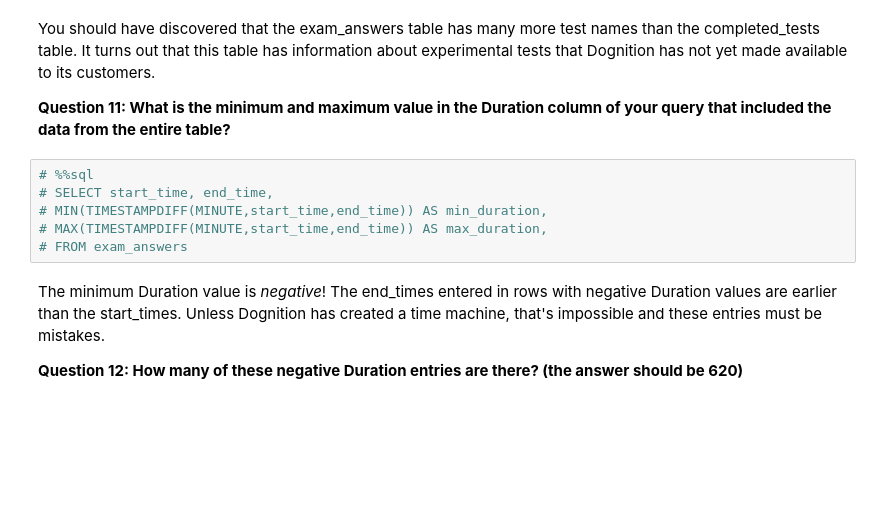
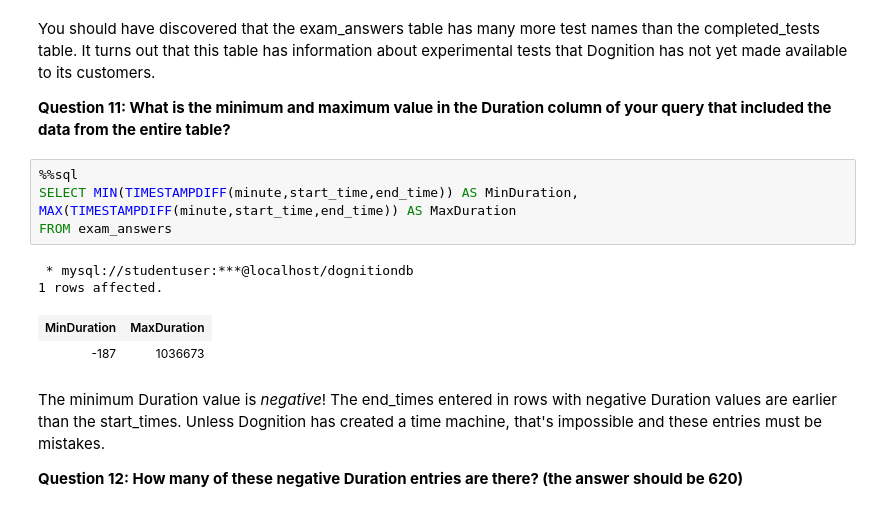
Before and after one commit to Jayjake1/DataAnalysis, a Jupyter notebook: CDA-SQL/SQL/MySQL_Exercise_04_Summarizing_Your_Data_answer.ipynb, the cells around one changed output. Saved outputs shown, nothing was run; the diff lists cells and outputs as text; blank space fills up the shorter version.

```diff
--- a/CDA-SQL/SQL/MySQL_Exercise_04_Summarizing_Your_Data_answer.ipynb
+++ b/CDA-SQL/SQL/MySQL_Exercise_04_Summarizing_Your_Data_answer.ipynb
@@ -283,11 +280,15 @@ You should have discovered that the exam_answers table has many more test names
 
 **Question 11: What is the minimum and maximum value in the Duration column of your query that included the data from the entire table?**
 # %%
-# %%sql
-# SELECT start_time, end_time,
-# MIN(TIMESTAMPDIFF(MINUTE,start_time,end_time)) AS min_duration,
-# MAX(TIMESTAMPDIFF(MINUTE,start_time,end_time)) AS max_duration,
-# FROM exam_answers
+%%sql
+SELECT MIN(TIMESTAMPDIFF(minute,start_time,end_time)) AS MinDuration,
+MAX(TIMESTAMPDIFF(minute,start_time,end_time)) AS MaxDuration
+FROM exam_answers
+# %% [output]
+ * mysql://studentuser:***@localhost/dognitiondb
+1 rows affected.
+| MinDuration | MaxDuration |
+| -187 | 1036673 |
 # %% [markdown]
 The minimum Duration value is *negative*!  The end_times entered in rows with negative Duration values are earlier than the start_times.  Unless Dognition has created a time machine, that's impossible and these entries must be mistakes.
 
```
Also changed, not shown: parts of 4 cells of this notebook.
